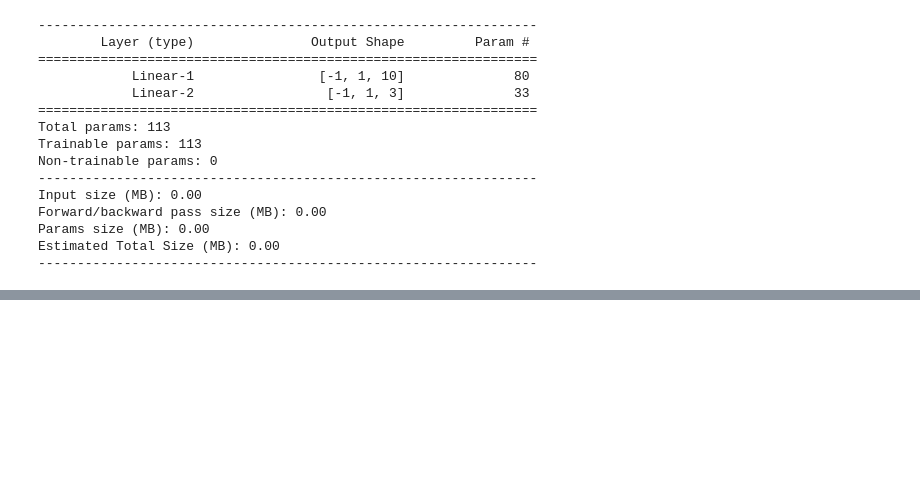
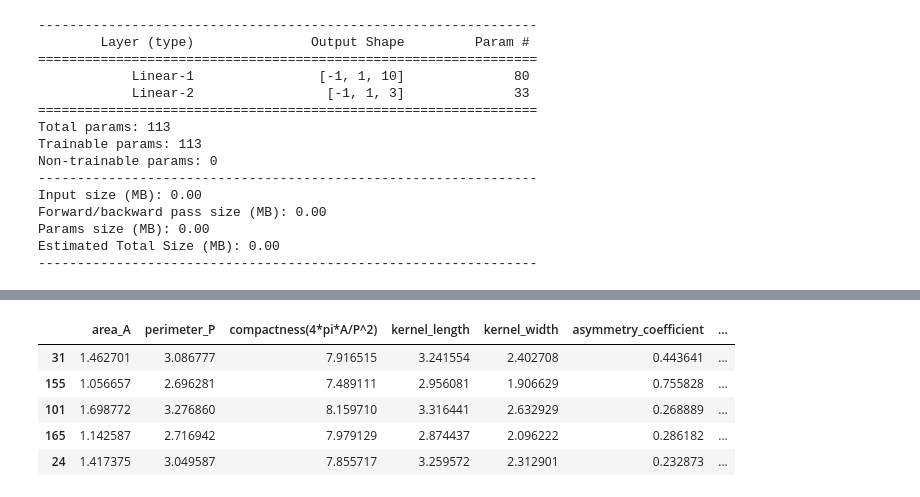
Before and after one commit to YadneshD/ai-ml, a Jupyter notebook: NNFL-project-wheat.ipynb, the cells around one changed output, grey strips where cells are left out. Saved outputs shown, nothing was run; the diff lists cells and outputs as text; code cells hidden in the pictures; blank space fills up the shorter version.

```diff
--- a/NNFL-project-wheat.ipynb
+++ b/NNFL-project-wheat.ipynb
@@ -308,0 +310,10 @@ correct = 84 incorrect = 42 Total = 126
+# %%
+evaluate_df = pd.concat([x_test, y_test], axis = 1)
+evaluate_df.head()
+# %% [output]
+|  | area_A | perimeter_P | compactness(4*pi*A/P^2) | kernel_length | kernel_width | asymmetry_coefficient | ... |
+| 31 | 1.462701 | 3.086777 | 7.916515 | 3.241554 | 2.402708 | 0.443641 | ... |
+| 155 | 1.056657 | 2.696281 | 7.489111 | 2.956081 | 1.906629 | 0.755828 | ... |
+| 101 | 1.698772 | 3.276860 | 8.159710 | 3.316441 | 2.632929 | 0.268889 | ... |
+| 165 | 1.142587 | 2.716942 | 7.979129 | 2.874437 | 2.096222 | 0.286182 | ... |
+| 24 | 1.417375 | 3.049587 | 7.855717 | 3.259572 | 2.312901 | 0.232873 | ... |
```
Also changed, not shown: parts of 11 cells of this notebook, 5 other files.
